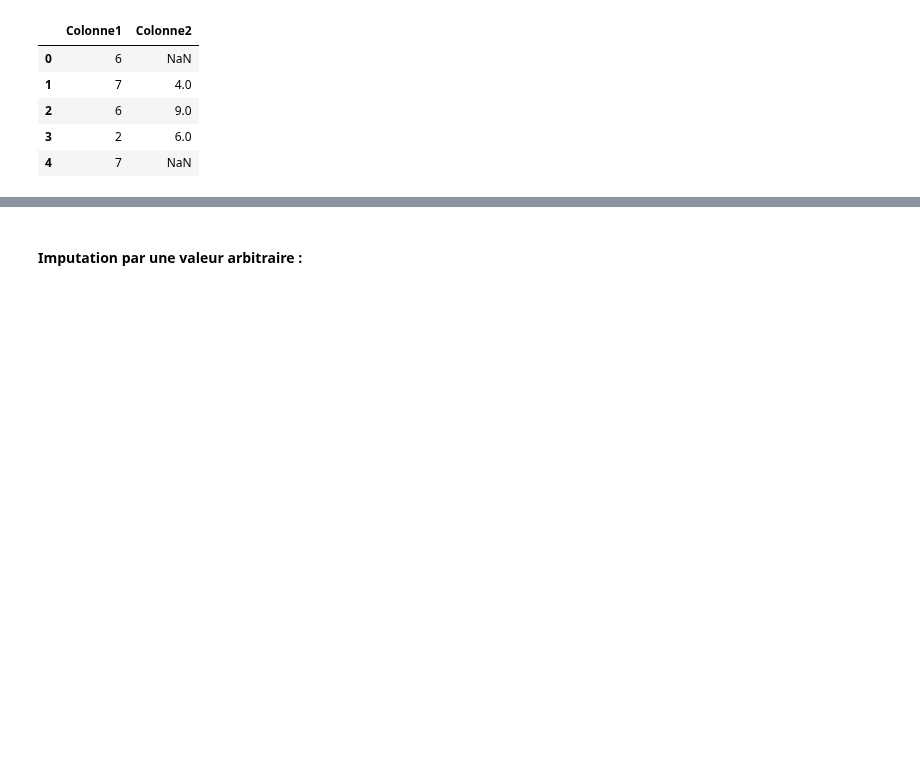
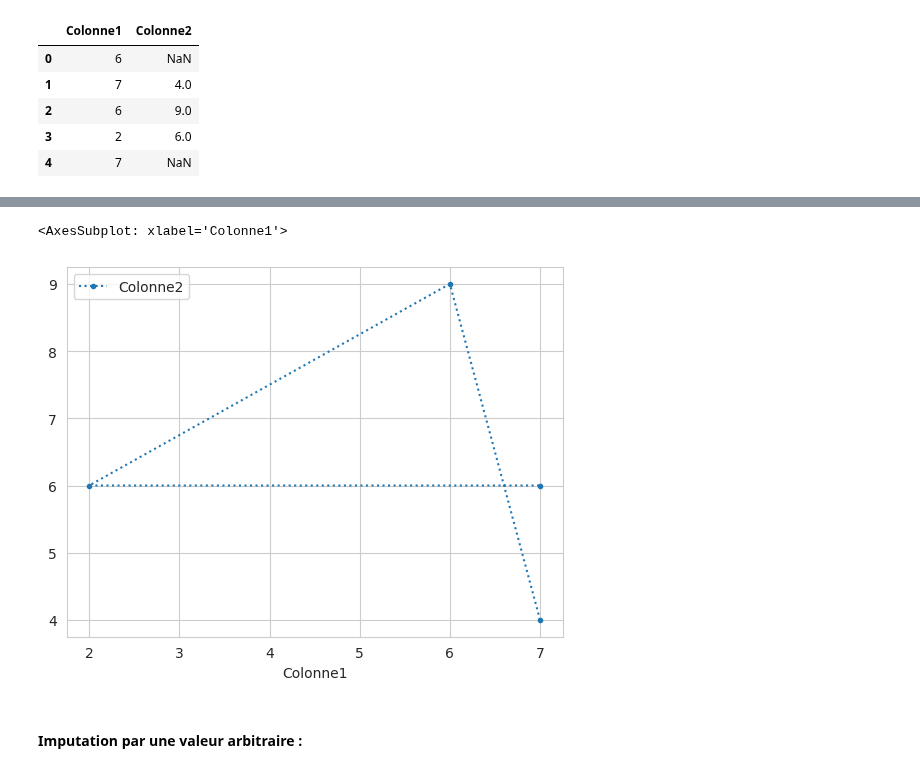
Before and after one commit to Ab2nour/customer-base-analysis, a Jupyter notebook: exposé.ipynb, the cells around one changed output, grey strips where cells are left out. Drawn from its saved outputs; the diff is of its cells as text; code cells hidden in the pictures; blank space fills up the shorter version.

```diff
--- a/exposé.ipynb
+++ b/exposé.ipynb
@@ -196,3 +219,8 @@ df
+# %%
+df.plot("Colonne1", "Colonne2", linestyle="dotted", marker=".")
+# %% [output]
+<AxesSubplot: xlabel='Colonne1'>
+[figure, added]
 # %% [markdown]
 #### Imputation par une valeur arbitraire :
 # %%
```
Also changed, not shown: parts of 5 cells of this notebook.
